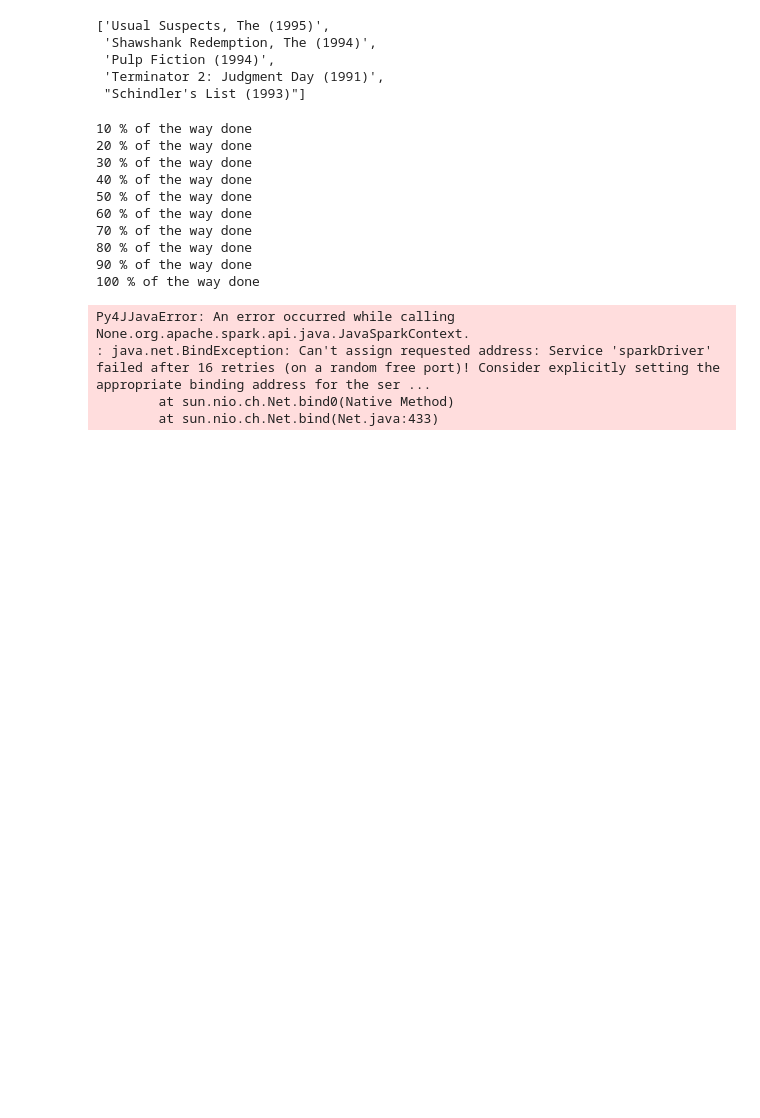
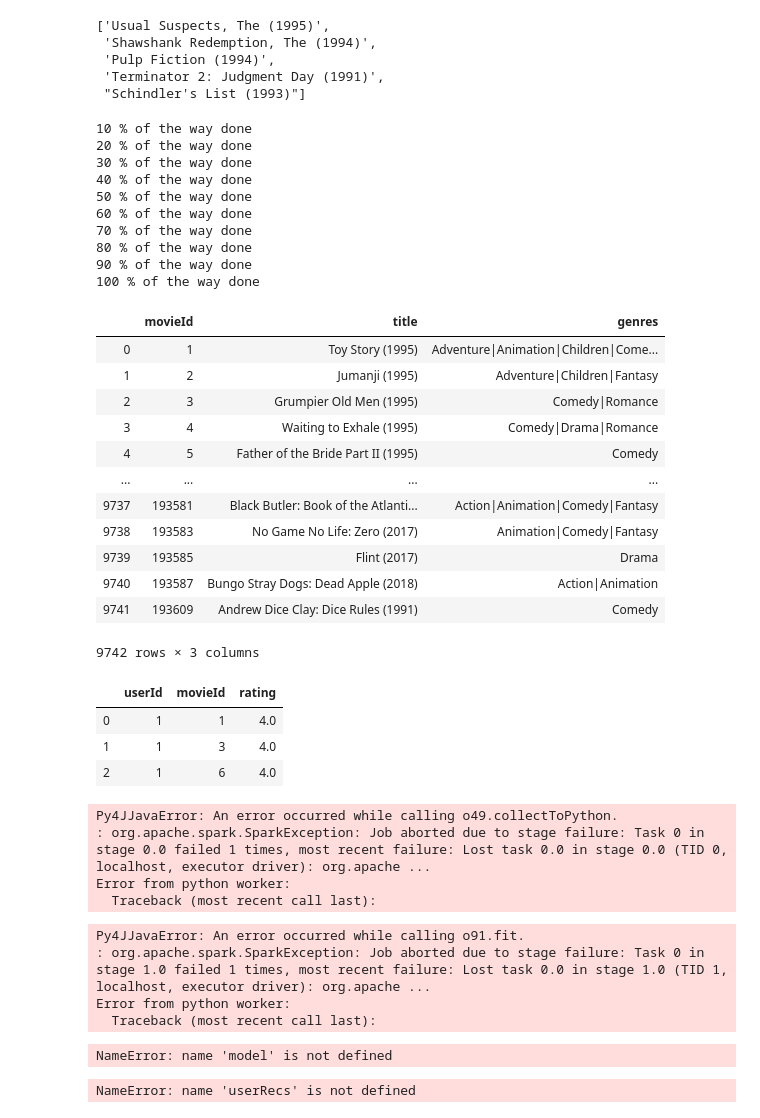
Before and after one commit to sam-thurman/MovieLens-Rec-Sys, a Jupyter notebook: notebooks/jarod01.ipynb, the cells around one changed output. Cells and saved outputs as stored; diff of their text form; code cells hidden in the pictures; blank space fills up the shorter version.

```diff
--- a/notebooks/jarod01.ipynb
+++ b/notebooks/jarod01.ipynb
@@ -265,0 +292,21 @@ for movie_id in top_five.index:
+# %%
+data_path = '../data/csv/'
+ratings_df = pd.DataFrame(pd.read_csv(os.path.join(data_path, 'ratings.csv')))
+movies_df = pd.DataFrame(pd.read_csv(os.path.join(data_path, 'movies.csv')))
+tags_df = pd.DataFrame(pd.read_csv(os.path.join(data_path, 'tags.csv')))
+# %%
+movies_df
+# %% [output]
+|  | movieId | title | genres |
+| 0 | 1 | Toy Story (1995) | Adventure|Animation|Children|Come... |
+| 1 | 2 | Jumanji (1995) | Adventure|Children|Fantasy |
+| 2 | 3 | Grumpier Old Men (1995) | Comedy|Romance |
+| 3 | 4 | Waiting to Exhale (1995) | Comedy|Drama|Romance |
+| 4 | 5 | Father of the Bride Part II (1995) | Comedy |
+| ... | ... | ... | ... |
+| 9737 | 193581 | Black Butler: Book of the Atlanti... | Action|Animation|Comedy|Fantasy |
+| 9738 | 193583 | No Game No Life: Zero (2017) | Animation|Comedy|Fantasy |
+| 9739 | 193585 | Flint (2017) | Drama |
+| 9740 | 193587 | Bungo Stray Dogs: Dead Apple (2018) | Action|Animation |
+| 9741 | 193609 | Andrew Dice Clay: Dice Rules (1991) | Comedy |
+9742 rows × 3 columns
@@ -265,0 +315,7 @@ for movie_id in top_five.index:
+# %%
+ratings_df.head(3)
+# %% [output]
+|  | userId | movieId | rating |
+| 0 | 1 | 1 | 4.0 |
+| 1 | 1 | 3 | 4.0 |
+| 2 | 1 | 6 | 4.0 |
@@ -266,13 +325,34 @@ for movie_id in top_five.index:
+# %%
+training.head()
+# %% [output]
+Py4JJavaError: An error occurred while calling o49.collectToPython.
+: org.apache.spark.SparkException: Job aborted due to stage failure: Task 0 in stage 0.0 failed 1 times, most recent failure: Lost task 0.0 in stage 0.0 (TID 0, localhost, executor driver): org.apache ...
+Error from python worker:
+  Traceback (most recent call last):
 # %%
-spark = SparkSession(SparkContext())
-
-ratings = spark.createDataFrame(trimmed)
-(training, test) = ratings.randomSplit([0.8, 0.2])
-
-als=ALS(maxIter=5,regParam=0.09,rank=25,userCol="reviewerID_index",itemCol="asin_index",ratingCol="overall",coldStartStrategy="drop",nonnegative=True)
-model=als.fit(training)
+als = ALS(maxIter=5, regParam=0.01, userCol="userId", itemCol="movieId", ratingCol="rating",
+          coldStartStrategy="drop")
+model = als.fit(training)
 # %% [output]
-Py4JJavaError: An error occurred while calling None.org.apache.spark.api.java.JavaSparkContext.
-: java.net.BindException: Can't assign requested address: Service 'sparkDriver' failed after 16 retries (on a random free port)! Consider explicitly setting the appropriate binding address for the ser ...
-        at sun.nio.ch.Net.bind0(Native Method)
-        at sun.nio.ch.Net.bind(Net.java:433)
+Py4JJavaError: An error occurred while calling o91.fit.
+: org.apache.spark.SparkException: Job aborted due to stage failure: Task 0 in stage 1.0 failed 1 times, most recent failure: Lost task 0.0 in stage 1.0 (TID 1, localhost, executor driver): org.apache ...
+Error from python worker:
+  Traceback (most recent call last):
+# %%
+# Evaluate the model by computing the RMSE on the test data
+predictions = model.transform(test)
+evaluator = RegressionEvaluator(metricName="rmse", labelCol="rating",
+                                predictionCol="prediction")
+rmse = evaluator.evaluate(predictions)
+print("RMSE = " + str(rmse))
+
+# Generate top 10 movie recommendations for each user
+userRecs = model.recommendForAllUsers(5)
+# Generate top 10 user recommendations for each movie
+movieRecs = model.recommendForAllItems(5)
+# %% [output]
+NameError: name 'model' is not defined
+# %%
+userRecs_df = helpers.spark_to_pandas(userRecs)
+# %% [output]
+NameError: name 'userRecs' is not defined
```
Also changed, not shown: parts of 12 cells of this notebook, 1 other file.
